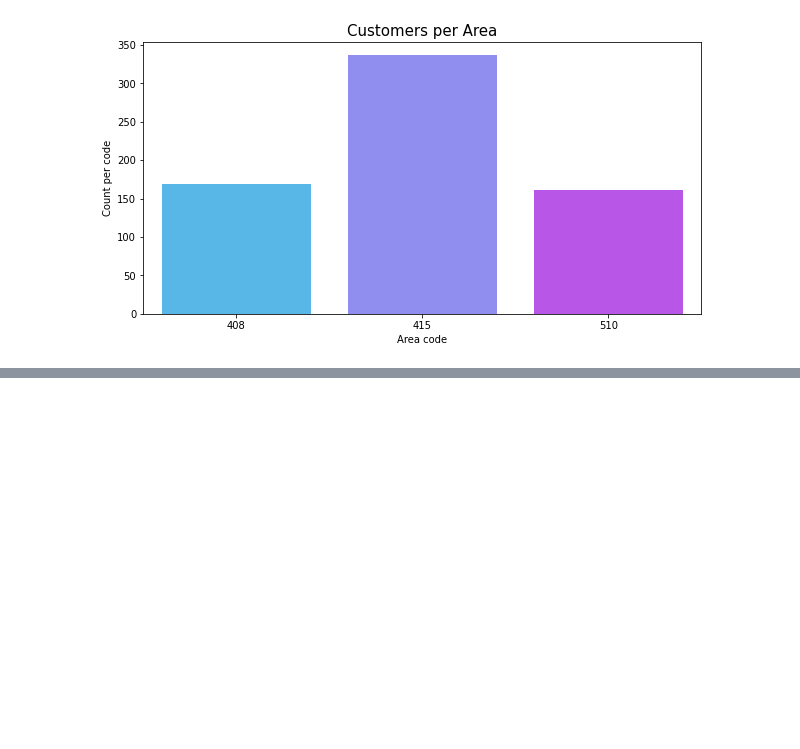
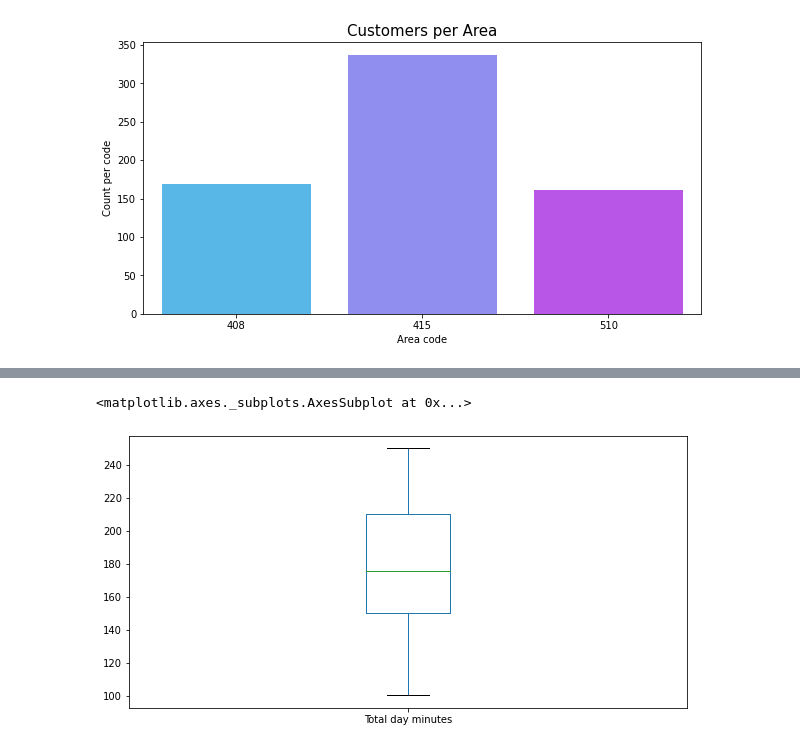
Before and after one commit to aparna-ks/EDA, a Jupyter notebook: EDA_TelecomChurn.ipynb, the cells around one changed output, grey strips where cells are left out. Drawn from its saved outputs; the diff is of its cells as text; code cells hidden in the pictures; blank space fills up the shorter version.

```diff
--- a/EDA_TelecomChurn.ipynb
+++ b/EDA_TelecomChurn.ipynb
@@ -216,0 +270,5 @@ plt.show()
+# %%
+df_no_outliers_dmin['Total day minutes'].plot.box()
+# %% [output]
+<matplotlib.axes._subplots.AxesSubplot at 0x...>
+[figure, added]
```
Also changed, not shown: parts of 20 cells of this notebook.
